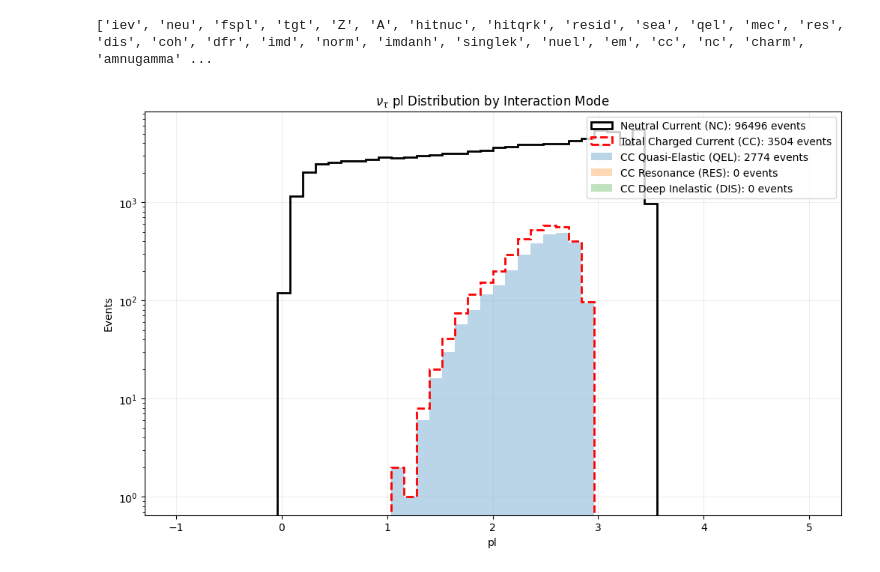
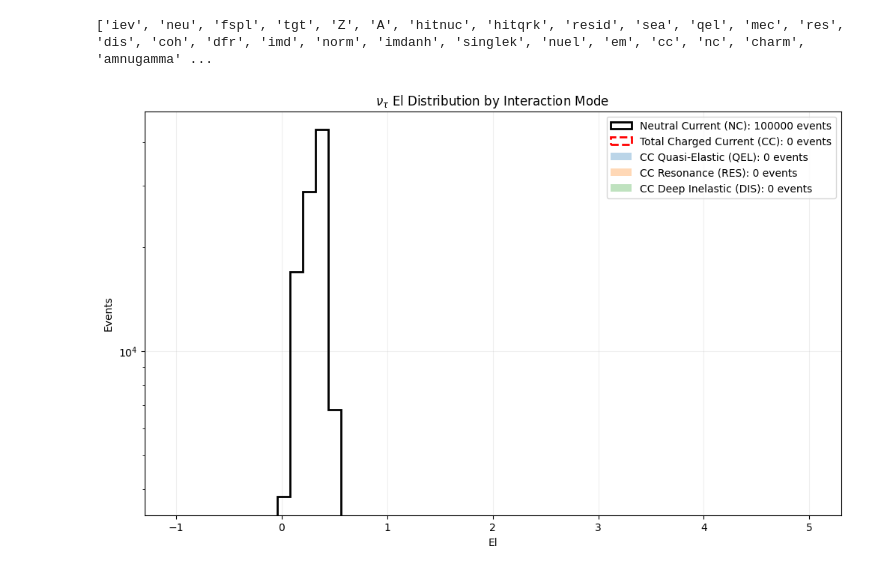
Before and after one commit to PasiekaFUW/Masters_Thesis, a Jupyter notebook: Lab/analysis/GJNuTau.ipynb, the cells around one changed output. Saved outputs shown, nothing was run; the diff lists cells and outputs as text; code cells hidden in the pictures.

```diff
--- a/Lab/analysis/GJNuTau.ipynb
+++ b/Lab/analysis/GJNuTau.ipynb
@@ -37,7 +37,8 @@ This distribution of ROOT is in alpha stage. Feedback is welcome and appreciated
 
   warnings.warn(
 # %%
-FilePath = "/scratch1/gjedrzej/Lab/data/nu_tau_3_5__50_interactions.gst.root"
+# FilePath = "/scratch1/gjedrzej/Lab/data/nu_tau_3_5__50_interactions.gst.root"
+FilePath = "/scratch1/gjedrzej/Lab/data/nu_tau_05__80_interactions.gst.root"
 file = uproot.open(FilePath)
 tree = file["gst"]
 print(tree.keys())
@@ -45,7 +46,7 @@ print(tree.keys())
 ['iev', 'neu', 'fspl', 'tgt', 'Z', 'A', 'hitnuc', 'hitqrk', 'resid', 'sea', 'qel', 'mec', 'res', 'dis', 'coh', 'dfr', 'imd', 'norm', 'imdanh', 'singlek', 'nuel', 'em', 'cc', 'nc', 'charm', 'amnugamma' ...
 # %%
 # Loading all relevant flags
-key ='pl'
+key ='El'
 range = (-1, 5)
 data = tree.arrays([key, "cc", "nc", "qel", "res", "dis"])
 
@@ -56,31 +57,31 @@ mask_qel = (data.cc == 1) & (data.qel == 1)
 mask_res = (data.cc == 1) & (data.res == 1)
 mask_dis = (data.cc == 1) & (data.dis == 1)
 
 plt.figure(figsize=(12, 7))
 
 # 1. Total NC (Explicitly checking nc flag)
 plt.hist(data[key][mask_nc], bins=50, range=range, histtype='step',
          linewidth=2, color='black', label=f'Neutral Current (NC): {np.sum(mask_nc)} events')
 
 
 # 2. Total CC (For reference)
 plt.hist(data[key][mask_cc], bins=50, range=range, histtype='step',
          linewidth=2, color='red', linestyle='--', label=f'Total Charged Current (CC): {np.sum(mask_cc)} events')
 
 # 3. CC Sub-modes
 plt.hist(data[key][mask_qel], bins=50, range=range, alpha=0.3,
          label=f'CC Quasi-Elastic (QEL): {np.sum(mask_qel)} events')
 plt.hist(data[key][mask_res], bins=50, range=range, alpha=0.3,
          label=f'CC Resonance (RES): {np.sum(mask_res)} events')
 plt.hist(data[key][mask_dis], bins=50, range=range, alpha=0.3,
          label=f'CC Deep Inelastic (DIS): {np.sum(mask_dis)} events')
 
 plt.title(r"$\nu_{\tau}$ " + key + " Distribution by Interaction Mode")
 plt.xlabel(key)
 plt.ylabel("Events")
 plt.yscale('log')
 plt.legend(loc='upper right')
 plt.grid(alpha=0.2)
 plt.show()
 # %% [output]
-[figure, old version]
+[figure, new version]
```
Also changed, not shown: 7 other files.
